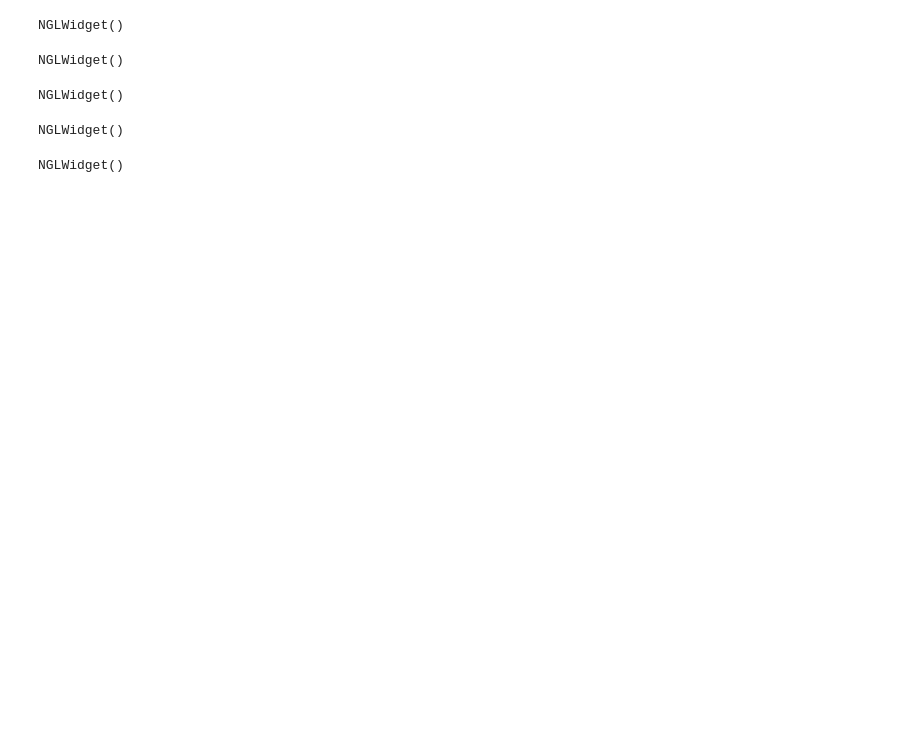
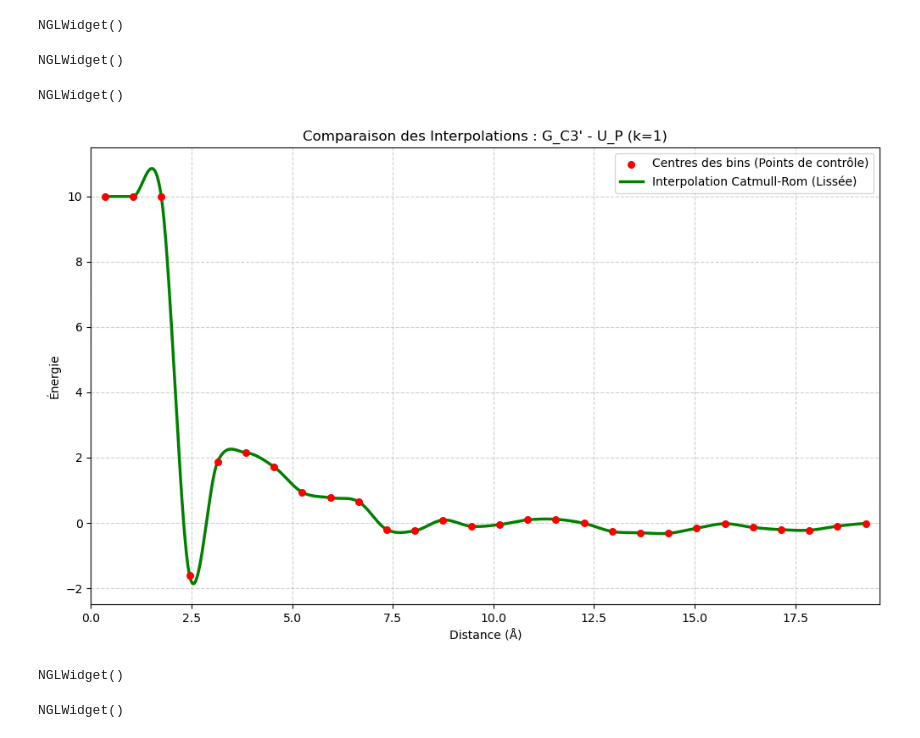
Before and after one commit to Erwann-Gallois/Optimize_3D_ARNStructure, a Jupyter notebook: test_alphafold.ipynb, the cells around one changed output. Drawn from its saved outputs; the diff is of its cells as text; code cells hidden in the pictures; blank space fills up the shorter version.

```diff
--- a/test_alphafold.ipynb
+++ b/test_alphafold.ipynb
@@ -44,3 +44,92 @@ view_structure("resultat/optimized_fa_rasp_1775222489.pdb")
 # %% [output]
 NGLWidget()
+# %%
+import torch
+import numpy as np
+import matplotlib.pyplot as plt
+from parse_dfire_potentials import load_dfire_potentials
+
+def catmull_rom_spline(P0, P1, P2, P3, n_points=10):
+    """
+    Calcule les points d'une spline Catmull-Rom entre P1 et P2.
+    P0, P1, P2, P3 sont les valeurs (y) aux points de contrôle.
+    Hypothèse : points équidistants sur x.
+    """
+    t = np.linspace(0, 1, n_points)
+    # Matrice Catmull-Rom
+    # 0.5 * [ -t^3+2t^2-t, 3t^3-5t^2+2, -3t^3+4t^2+t, t^3-t^2 ]
+    t2 = t*t
+    t3 = t2*t
+
+    f0 = -0.5*t3 + t2 - 0.5*t
+    f1 = 1.5*t3 - 2.5*t2 + 1.0
+    f2 = -1.5*t3 + 2.0*t2 + 0.5*t
+    f3 = 0.5*t3 - 0.5*t2
+
+    return f0*P0 + f1*P1 + f2*P2 + f3*P3
+
+def plot_interpolation_dist(atom1, atom2, matrice_path="potentials/matrice_dfire.dat", k=1):
+    """
+    Affiche l'interpolation linéaire et Catmull-Rom pour deux types d'atomes.
+    """
+    try:
+        potentials = load_dfire_potentials(matrice_path)
+    except FileNotFoundError:
+        print(f"Fichier non trouvé : {matrice_path}")
+        return
+
+    pair = (atom1, atom2)
+    if pair not in potentials:
+        pair = (atom2, atom1)
+        if pair not in potentials:
+            print(f"Paire {atom1}-{atom2} non trouvée.")
+            return
+
+    raw_values = potentials[pair]
+    step = 0.7
+    num_bins = len(raw_values)
+    max_dist = 19.6
+
+    x_raw = np.arange(num_bins) * step + (step / 2.0)
+    y_raw = raw_values * k
+
+    # 2. Interpolation Catmull-Rom
+    # On étend les bords pour les points de contrôle P0 et P3
+    extended_y = np.concatenate(([raw_values[0]], raw_values, [raw_values[-1]]))
+    x_interp_cat = []
+    y_interp_cat = []
+
+    n_sub = 20 # points par segment
+    for i in range(num_bins - 1):
+        # Segments entre bin i et i+1
+        # Points de contrôle : P0=i, P1=i+1, P2=i+2, P3=i+3 dans extended_y
+        p0, p1, p2, p3 = extended_y[i], extended_y[i+1], extended_y[i+2], extended_y[i+3]
+        segment_y = catmull_rom_spline(p0, p1, p2, p3, n_points=n_sub)
+        segment_x = np.linspace(x_raw[i], x_raw[i+1], n_sub)
+
+        x_interp_cat.extend(segment_x)
+        y_interp_cat.extend(segment_y * k)
+
+    # Affichage
+    plt.figure(figsize=(12, 7))
+    # plt.step(x_raw - step/2, y_raw, where='post', label='Données brutes (bins)', alpha=0.3, color='gray')
+    plt.scatter(x_raw, y_raw, color='red', s=30, label='Centres des bins (Points de contrôle)', zorder=5)
+
+    # plt.plot(x_interp_lin, y_interp_lin, label='Interpolation Linéaire (Actuelle)', color='blue', linestyle='--', linewidth=1.5)
+    plt.plot(x_interp_cat, y_interp_cat, label='Interpolation Catmull-Rom (Lissée)', color='green', linewidth=2.5)
+
+    plt.title(f"Comparaison des Interpolations : {atom1} - {atom2} (k={k})")
+    plt.xlabel("Distance (Å)")
+    plt.ylabel("Énergie")
+    plt.grid(True, linestyle='--', alpha=0.6)
+    plt.legend()
+    plt.xlim(0, max_dist)
+
+
+    plt.show()
+
+# Test
+plot_interpolation_dist("G_C3'", "U_P")
+# %% [output]
+[figure, added]
 # %%
```
Also changed, not shown: parts of 13 cells of this notebook, 46 other files.
